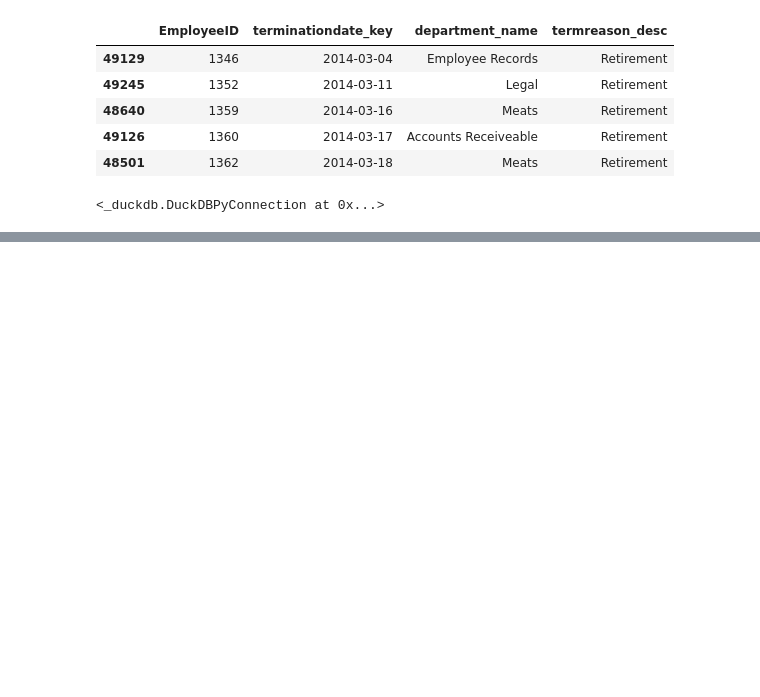
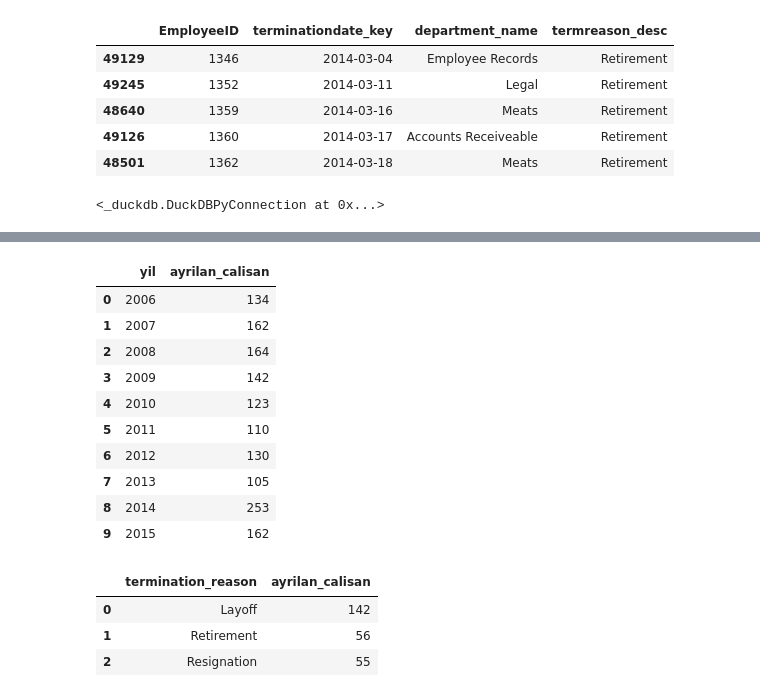
Before and after one commit to nazlican-engineer/Mercek, a Jupyter notebook: notebooks/03_duckdb_ambar.ipynb, the cells around one changed output, grey strips where cells are left out. Cells and saved outputs as stored; diff of their text form; code cells hidden in the pictures; blank space fills up the shorter version.

```diff
--- a/notebooks/03_duckdb_ambar.ipynb
+++ b/notebooks/03_duckdb_ambar.ipynb
@@ -657,0 +666,42 @@ con.close() #veri tabanını kapatıyoruz
+# %%
+# Gerçek ayrılma tarihine göre yıllık ayrılma sayılarını getiriyoruz.
+con.execute("""
+    SELECT
+        YEAR(termination_date) AS yil,
+        COUNT(*) AS ayrilan_calisan
+    FROM fact_employee_year
+    WHERE left_flag = 1
+    GROUP BY YEAR(termination_date)
+    ORDER BY yil
+""").fetchdf()
+# %% [output]
+|  | yil | ayrilan_calisan |
+| 0 | 2006 | 134 |
+| 1 | 2007 | 162 |
+| 2 | 2008 | 164 |
+| 3 | 2009 | 142 |
+| 4 | 2010 | 123 |
+| 5 | 2011 | 110 |
+| 6 | 2012 | 130 |
+| 7 | 2013 | 105 |
+| 8 | 2014 | 253 |
+| 9 | 2015 | 162 |
+# %%
+# 2014 yılında ayrılanları sebeplerine göre sayıyoruz.
+con.execute("""
+    SELECT
+        t.termination_reason,
+        COUNT(*) AS ayrilan_calisan
+    FROM fact_employee_year AS f
+    JOIN dim_termination AS t
+        ON f.termination_key = t.termination_key
+    WHERE f.left_flag = 1
+      AND YEAR(f.termination_date) = 2014
+    GROUP BY t.termination_reason
+    ORDER BY ayrilan_calisan DESC
+""").fetchdf()
+# %% [output]
+|  | termination_reason | ayrilan_calisan |
+| 0 | Layoff | 142 |
+| 1 | Retirement | 56 |
+| 2 | Resignation | 55 |
```
Also changed, not shown: parts of 8 cells of this notebook, 18 other files.
